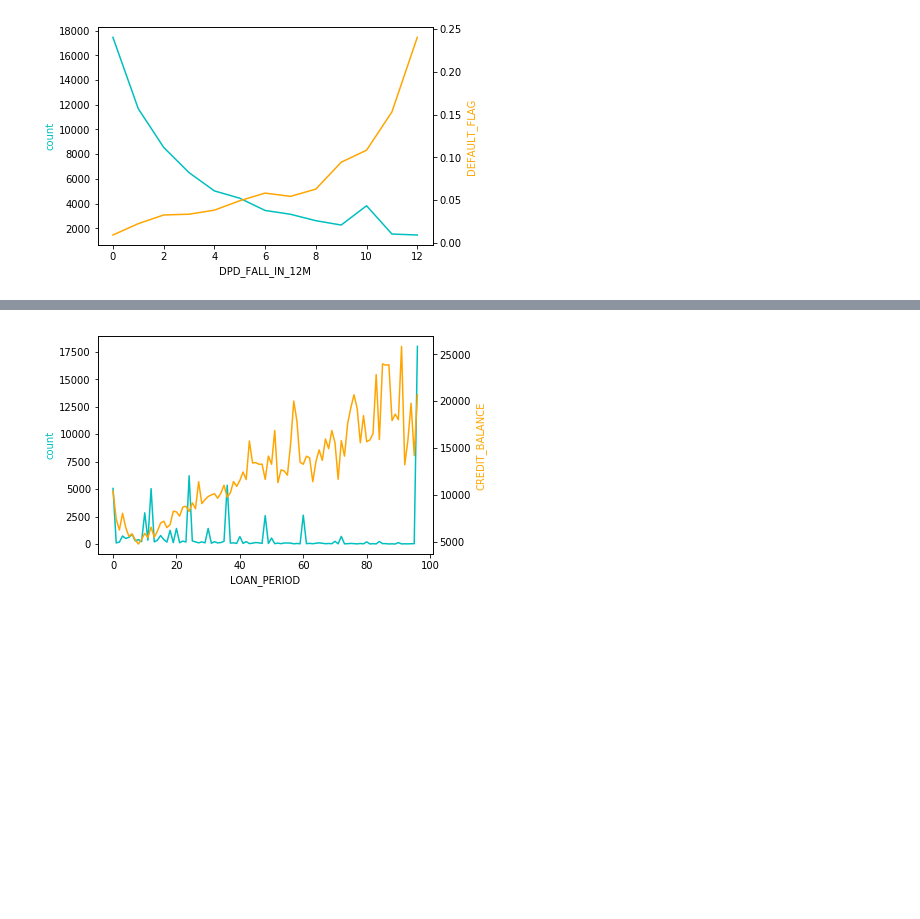
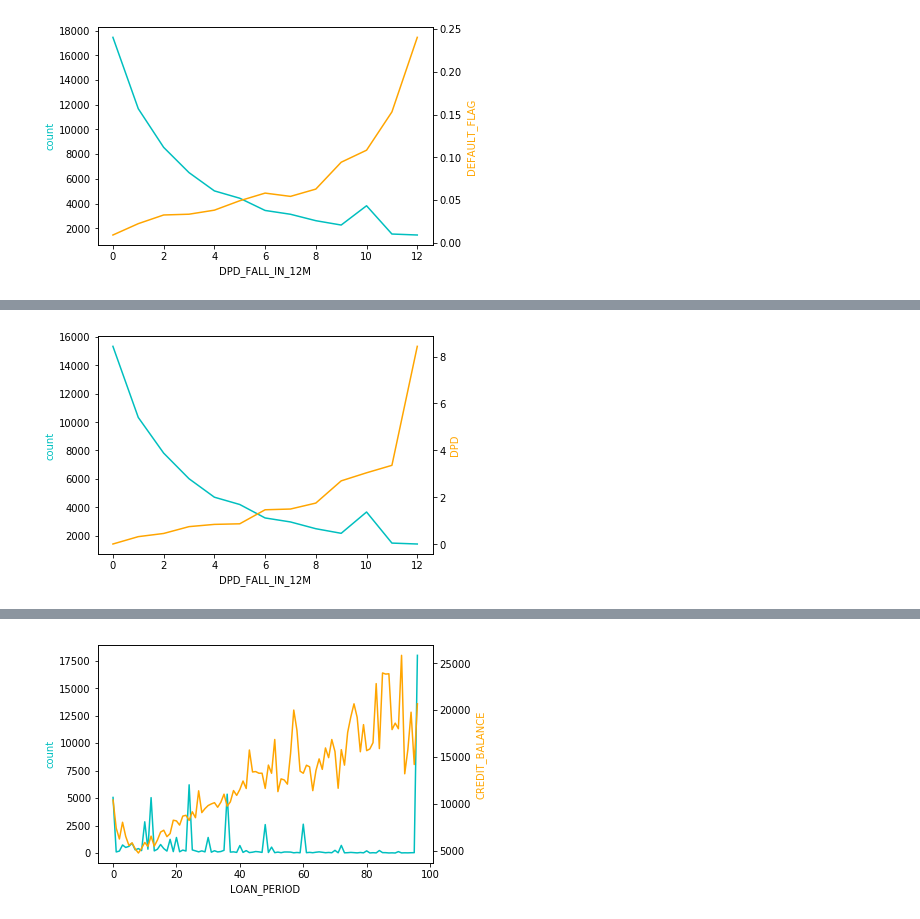
Before and after one commit to tasuki/TeamNameING, a Jupyter notebook: notebooks/Tom.ipynb, the cells around one changed output, grey strips where cells are left out. Drawn from its saved outputs; the diff is of its cells as text; code cells hidden in the pictures; blank space fills up the shorter version.

```diff
--- a/notebooks/Tom.ipynb
+++ b/notebooks/Tom.ipynb
@@ -116,0 +127,4 @@ dependency(numeric, "DPD_FALL_IN_12M", "DEFAULT_FLAG")
+# %%
+dependency(numeric, "DPD_FALL_IN_12M", "DPD")
+# %% [output]
+[figure, added]
```
Also changed, not shown: parts of 7 cells of this notebook.
